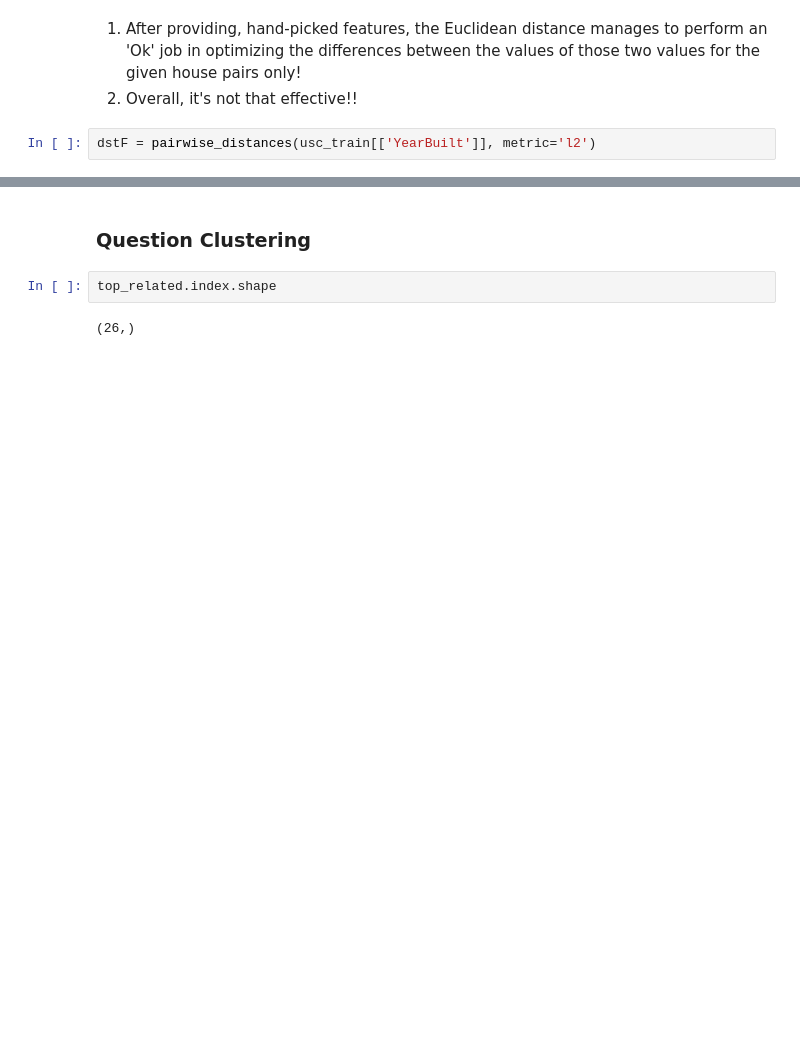
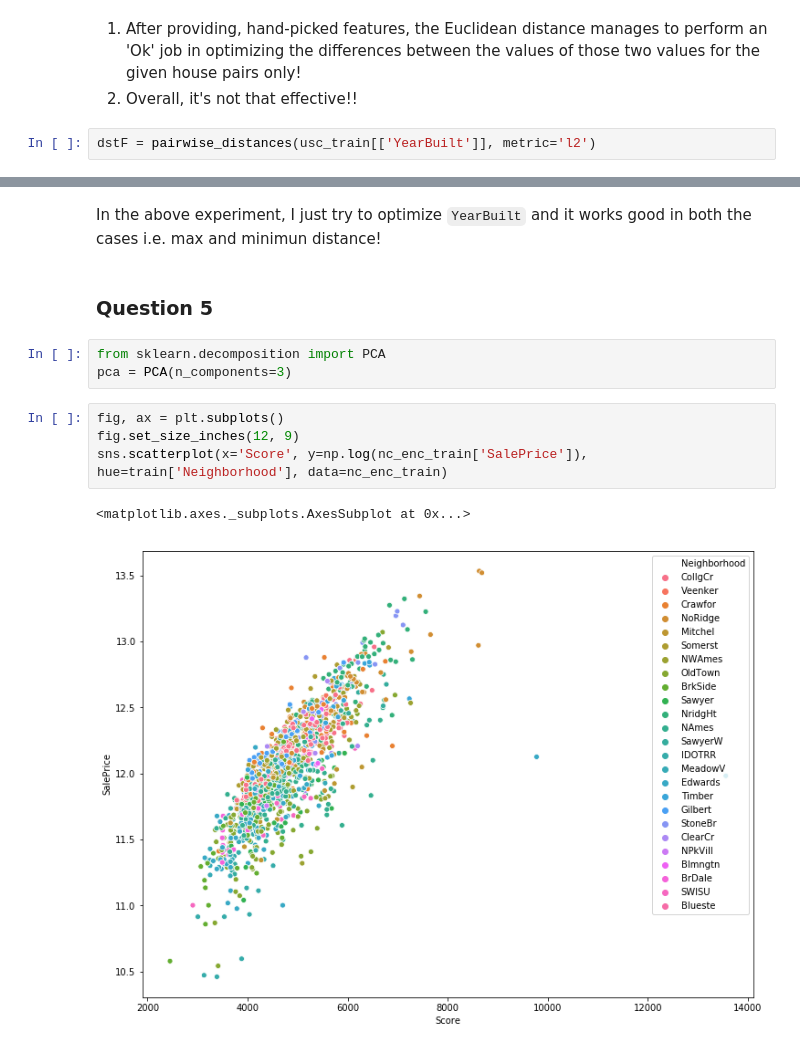
Before and after one commit to niranjan-sa/DataScience, a Jupyter notebook: Home_Work_3_Final.ipynb, the cells around one changed output, grey strips where cells are left out. Drawn from its saved outputs; the diff is of its cells as text; blank space fills up the shorter version.

```diff
--- a/Home_Work_3_Final.ipynb
+++ b/Home_Work_3_Final.ipynb
@@ -782,6 +771,14 @@ Name: 6, Length: 80, dtype: object
-# %% [markdown]
-### Question Clustering
-# %%
-top_related.index.shape
-# %% [output]
-(26,)
+# %% [markdown]
+In the above experiment, I just try to optimize `YearBuilt` and it works good in both the cases i.e. max and minimun distance!
+# %% [markdown]
+### Question 5
+# %%
+from sklearn.decomposition import PCA
+pca = PCA(n_components=3)
+# %%
+fig, ax = plt.subplots()
+fig.set_size_inches(12, 9)
+sns.scatterplot(x='Score', y=np.log(nc_enc_train['SalePrice']), hue=train['Neighborhood'], data=nc_enc_train)
+# %% [output]
+<matplotlib.axes._subplots.AxesSubplot at 0x...>
+[figure, added]
```
Also changed, not shown: parts of 111 cells of this notebook.
